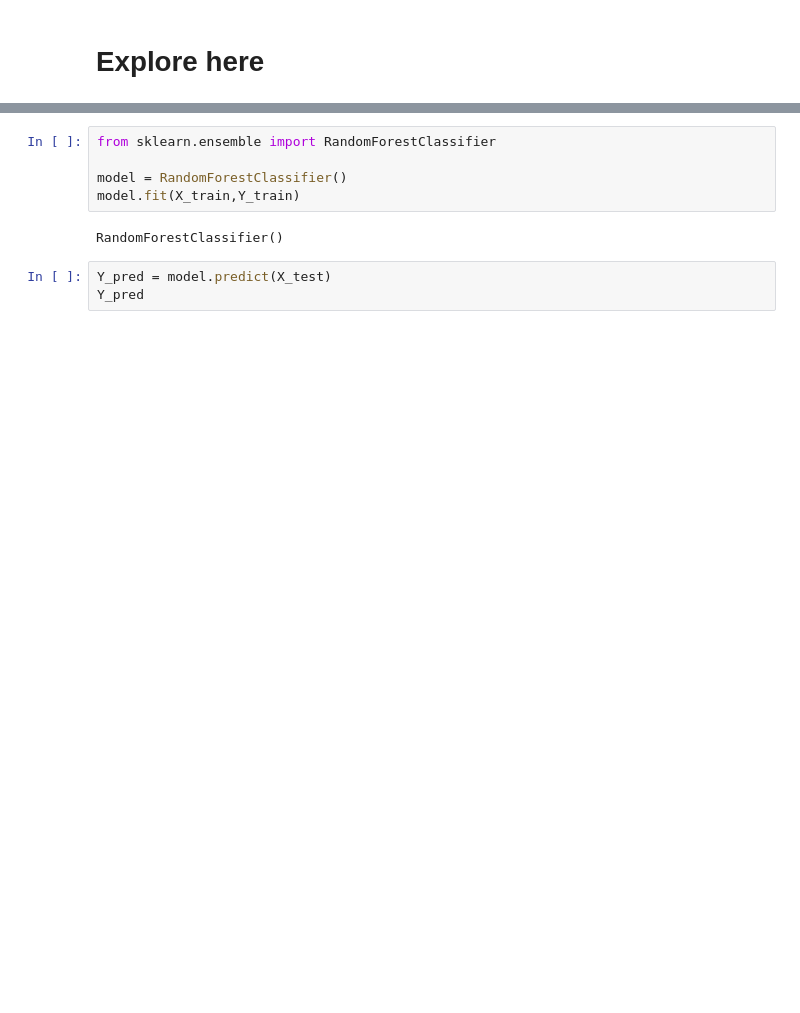
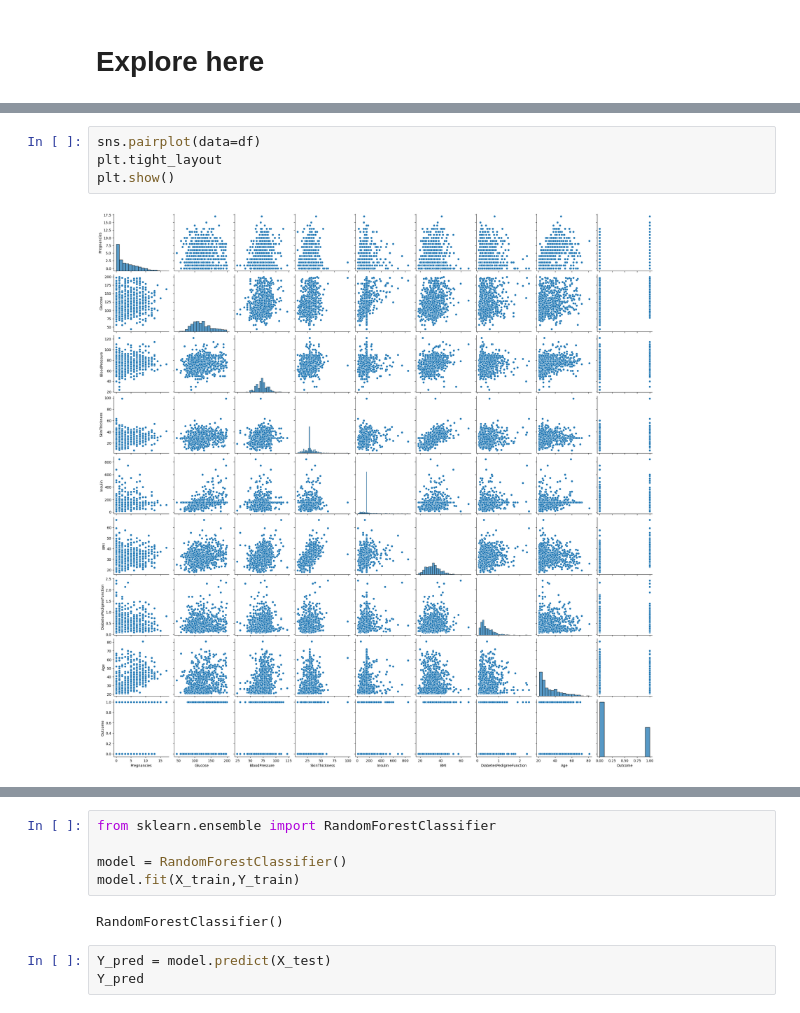
Before and after one commit to 19Juan/Random-Forest-model, a Jupyter notebook: src/explore.ipynb, the cells around one changed output, grey strips where cells are left out. Drawn from its saved outputs; the diff is of its cells as text; blank space fills up the shorter version.

```diff
--- a/src/explore.ipynb
+++ b/src/explore.ipynb
@@ -50,0 +188,6 @@ Note: you may need to restart the kernel to use updated packages.
+# %%
+sns.pairplot(data=df)
+plt.tight_layout
+plt.show()
+# %% [output]
+[figure, added]
```
Also changed, not shown: parts of 22 cells of this notebook, 2 other files.
